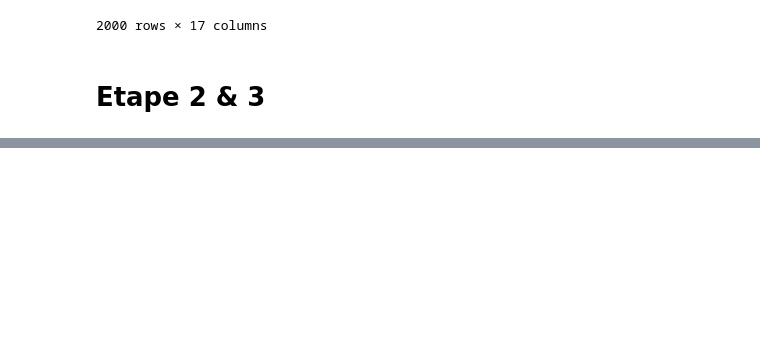
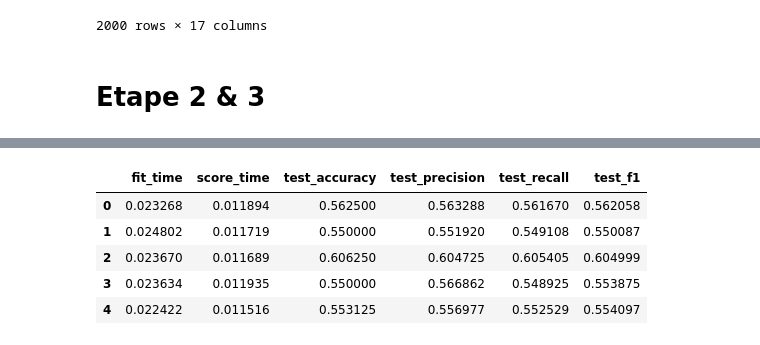
Before and after one commit to MohammedBentalb/Lantern, a Jupyter notebook: notebooks/mental_health_risk_analysis_and_modeling.ipynb, the cells around one changed output, grey strips where cells are left out. Drawn from its saved outputs; the diff is of its cells as text; code cells hidden in the pictures; blank space fills up the shorter version.

```diff
--- a/notebooks/eda.ipynb
+++ b/notebooks/mental_health_risk_analysis_and_modeling.ipynb
@@ -391,0 +366,9 @@ new_d.sort_values(by='f1', ascending=False)
+# %%
+pd.DataFrame.from_dict(score)
+# %% [output]
+|  | fit_time | score_time | test_accuracy | test_precision | test_recall | test_f1 |
+| 0 | 0.023268 | 0.011894 | 0.562500 | 0.563288 | 0.561670 | 0.562058 |
+| 1 | 0.024802 | 0.011719 | 0.550000 | 0.551920 | 0.549108 | 0.550087 |
+| 2 | 0.023670 | 0.011689 | 0.606250 | 0.604725 | 0.605405 | 0.604999 |
+| 3 | 0.023634 | 0.011935 | 0.550000 | 0.566862 | 0.548925 | 0.553875 |
+| 4 | 0.022422 | 0.011516 | 0.553125 | 0.556977 | 0.552529 | 0.554097 |
```
Also changed, not shown: parts of 17 cells of this notebook.
